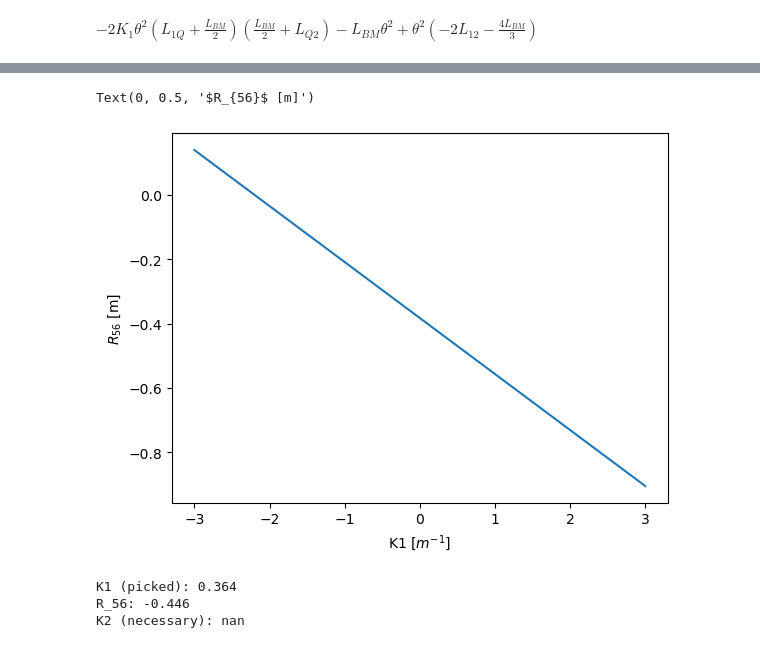
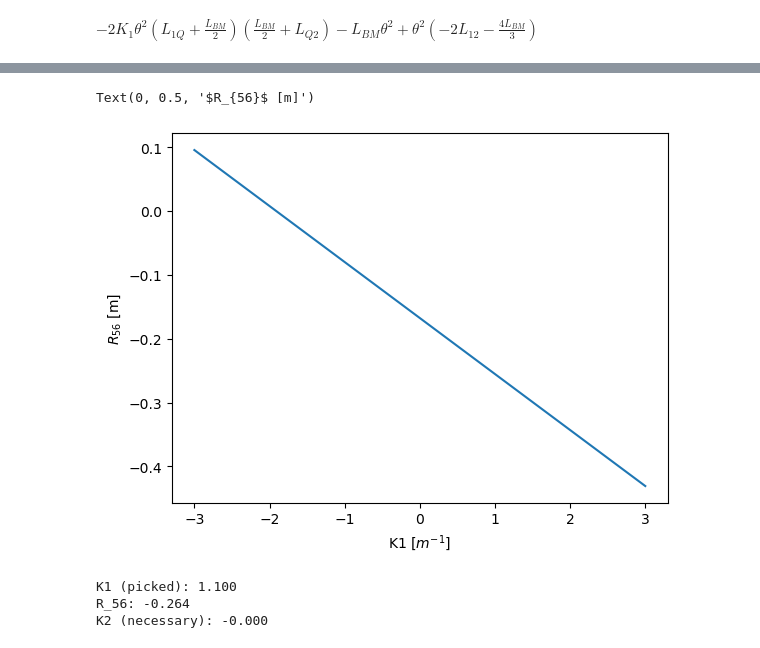
Before and after one commit to sebastiankalos/JAI_project, a Jupyter notebook: bunch_compressor.ipynb, the cells around one changed output, grey strips where cells are left out. Saved outputs shown, nothing was run; the diff lists cells and outputs as text; code cells hidden in the pictures.

```diff
--- a/bunch_compressor.ipynb
+++ b/bunch_compressor.ipynb
@@ -262,25 +289,25 @@ delta_xQ2
 # %% [output]
 $\displaystyle - L_{12} \tan{\left(\theta \right)} + L_{1Q} \tan{\left(\frac{\theta}{\delta + 1} \right)} + L_{2h} \tan{\left(\frac{\theta_{new}}{\delta + 1} \right)} - 2 L_{BM} \tan{\left(\frac{\theta}{2} \right)} + L_{BM} \tan{\left(\frac{\theta}{2 \delta + 2} \right)} + L_{BM} \tan{\left(\frac{\frac{\theta}{2} + \theta_{new}}{\delta + 1} \right)} + L_{Q2} \tan{\left(\frac{\theta + \theta_{new}}{\delta + 1} \right)}$
 # %%
-L_BM_=0.90 #m
-theta_=17.25*np.pi/180
-L_1Q_ = 0.51 #First dipole end to first quadrupole distance [m]
-L_Q2_ = 0.55 #First quadrupole magnet to second dipole start
-L_12_ = 1.06 #Total distance between first dipole end to start of second dipole
-L_2h_ = 0.7  #Second dipole magnet end to second quadrupole magnet
+L_BM_=1.50 #m
+theta_=10*np.pi/180
+L_1Q_ = 0.45 #First dipole end to first quadrupole distance [m]
+L_Q2_ = 0.45 #First quadrupole magnet to second dipole start
+L_12_ = 1.0 #Total distance between first dipole end to start of second dipole
+L_2h_ = 0.6  #Second dipole magnet end to second quadrupole magnet
 delta_ = 0.0 #
 K_1_list=np.linspace(-3,3,100)
-K_1_pick=0.364
+K_1_pick=1.1
 
 R_56_func=smp.lambdify([K_1,theta,L_1Q,L_BM,L_Q2,L_12],R_56)
 R_56_=R_56_func(K_1_list,theta_,L_1Q_,L_BM_,L_Q2_,L_12_)
 
 plt.plot(K_1_list,R_56_)
 plt.xlabel(r"K1 [$m^{-1}$]")
 plt.ylabel(r"$R_{56}$ [m]")
 # %% [output]
 Text(0, 0.5, '$R_{56}$ [m]')
-[figure, old version]
+[figure, new version]
 # %%
 theta_Q1_func=smp.lambdify([K_1,theta,L_1Q,L_BM,delta],theta_Q1)
 theta_Q1_=theta_Q1_func(K_1_pick,theta_,L_1Q_,L_BM_,delta_)
@@ -298,6 +325,6 @@ print("K1 (picked): {:.3f}".format(K_1_pick))
 print("R_56: {:.3f}".format(R_56_pick))
 print("K2 (necessary): {:.3f}".format(K_2))
 # %% [output]
-K1 (picked): 0.364
-R_56: -0.446
-K2 (necessary): nan
+K1 (picked): 1.100
+R_56: -0.264
+K2 (necessary): -0.000
```
Also changed, not shown: parts of 6 cells of this notebook, 10 other files.
